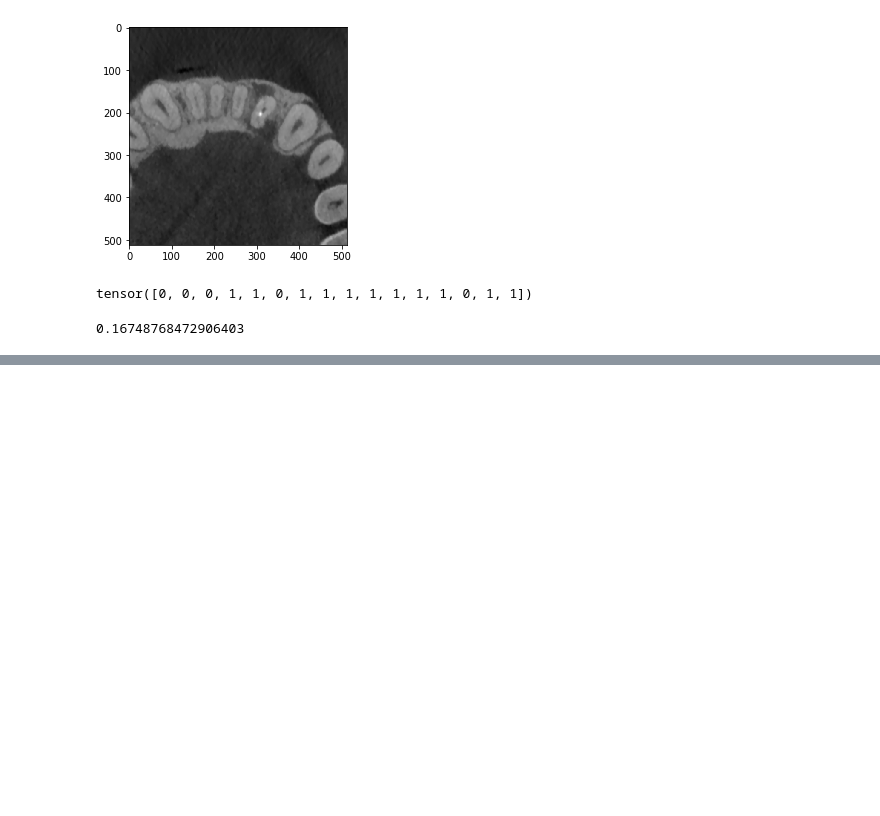
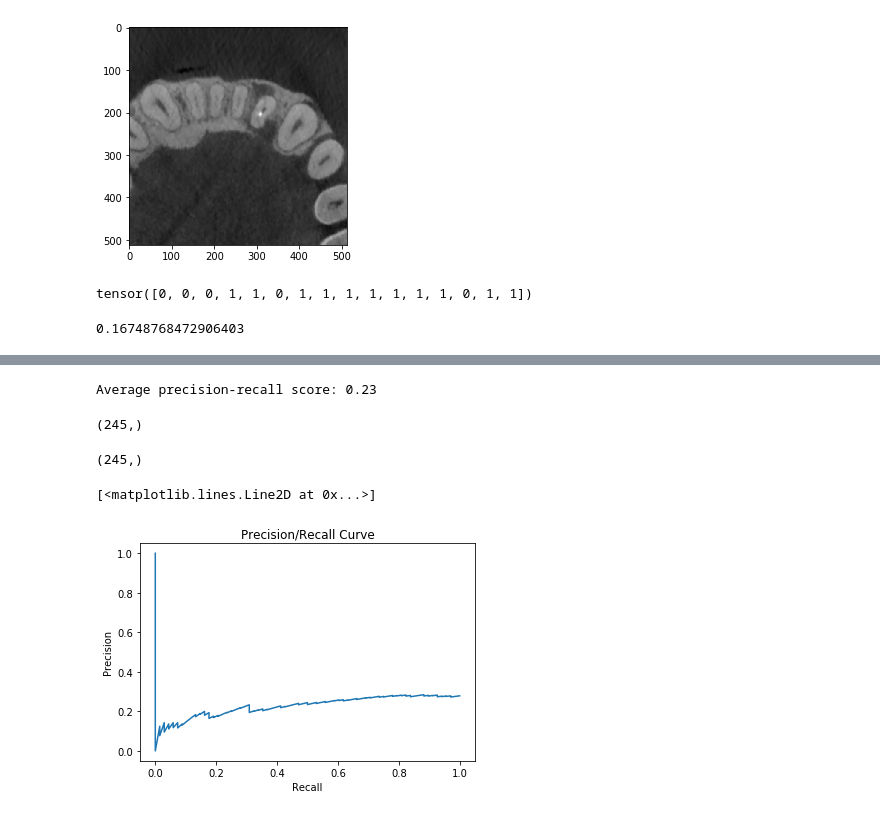
Before and after one commit to hbjzxzx/teeth, a Jupyter notebook: restnetEval.ipynb, the cells around one changed output, grey strips where cells are left out. Drawn from its saved outputs; the diff is of its cells as text; code cells hidden in the pictures; blank space fills up the shorter version.

```diff
--- a/restnetEval.ipynb
+++ b/restnetEval.ipynb
@@ -13,13 +13,0 @@ from sklearn.metrics import confusion_matrix
-# %%
-cfg = config('configs/resnet.yaml')
-
-d = class2set(cfg, isTrain=False)
-
-prate = d.prate
-weights = []
-for _, l in d:
-    weights.append(1-prate if l==1 else prate)
-trainSampler = WeightedRandomSampler(weights, len(d), replacement=True)
-dl = DataLoader(d,batch_size=16,num_workers=4,sampler=trainSampler)
-
-device = torch.device('cuda:0')
@@ -64,9 +50,13 @@ class_probs = []
 class_preds = []
 true_label = []
 net = resnet_model
+dimages = []
+dlabels = []
 with torch.no_grad():
     for data in dl:
         inputs, labels = data[0].to(device), data[1].to(device)
+        dimages.append(inputs)
+        dlabels.append(labels)
         output = resnet_model(inputs)
         class_probs_batch = [F.softmax(el, dim=0) for el in output]
         _, class_preds_batch = torch.max(output, 1)
@@ -182,4 +153,5 @@ d.prate
 # %% [output]
 0.16748768472906403
 # %%
-y_test = gt, y_score =
+y_test = gt
+y_score = pro[:,1]
@@ -189,11 +181,28 @@ average_precision = average_precision_score(y_test, y_score)
 
 print('Average precision-recall score: {0:0.2f}'.format(
       average_precision))
+# %% [output]
+Average precision-recall score: 0.23
 # %%
 from sklearn.metrics import precision_recall_curve
 from sklearn.metrics import plot_precision_recall_curve
 import matplotlib.pyplot as plt
 
-disp = plot_precision_recall_curve(classifier, X_test, y_test)
-disp.ax_.set_title('2-class Precision-Recall curve: '
-                   'AP={0:0.2f}'.format(average_precision))
+p,r,th = precision_recall_curve(y_test, y_score)
+# %%
+r.shape
+# %% [output]
+(245,)
+# %%
+p.shape
+# %% [output]
+(245,)
+# %%
+plt.figure("P-R Curve")
+plt.title('Precision/Recall Curve')
+plt.xlabel('Recall')
+plt.ylabel('Precision')
+plt.plot(r, p)
+# %% [output]
+[<matplotlib.lines.Line2D at 0x...>]
+[figure, added]
```
Also changed, not shown: parts of 7 cells of this notebook, 21 other files.
